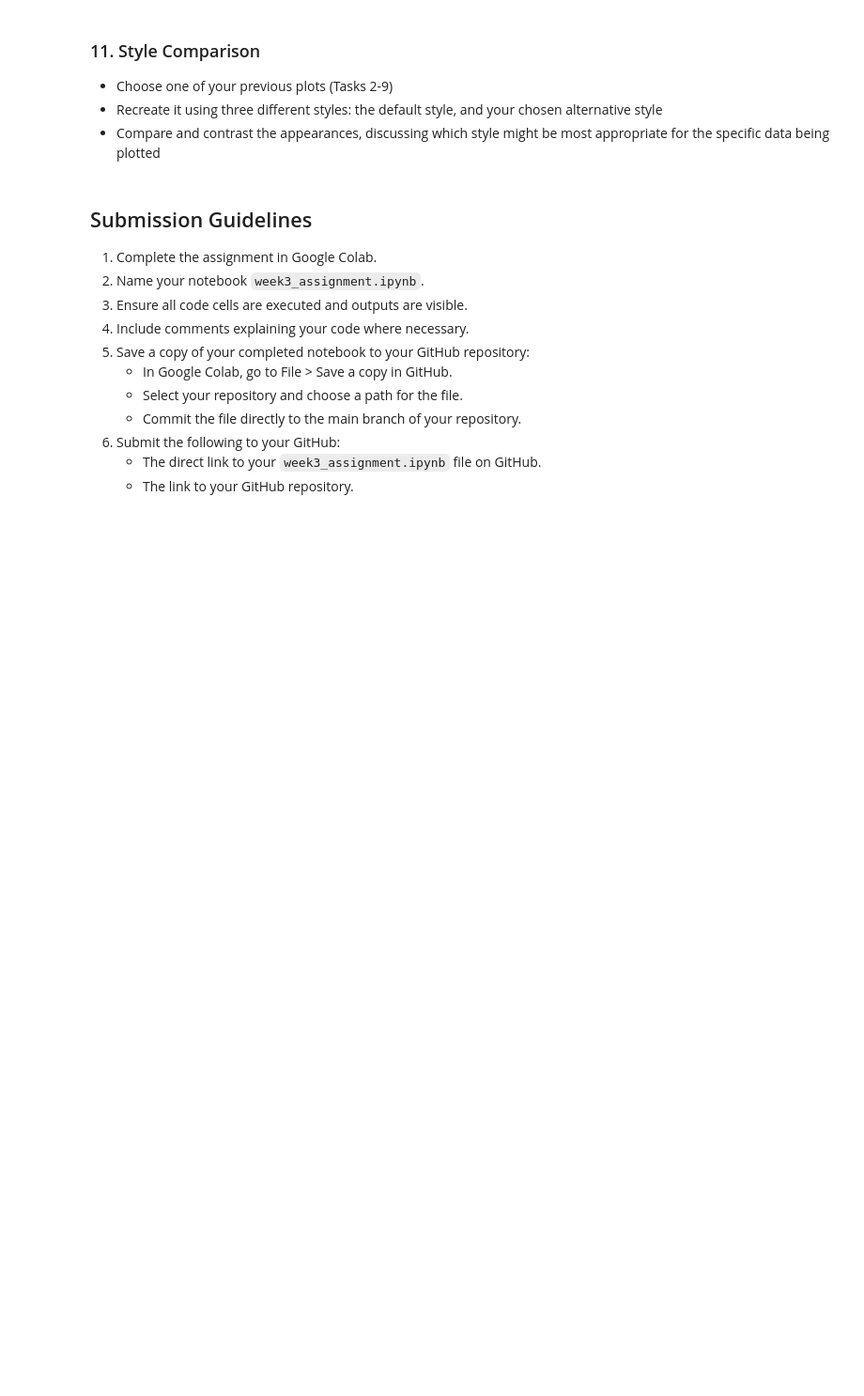
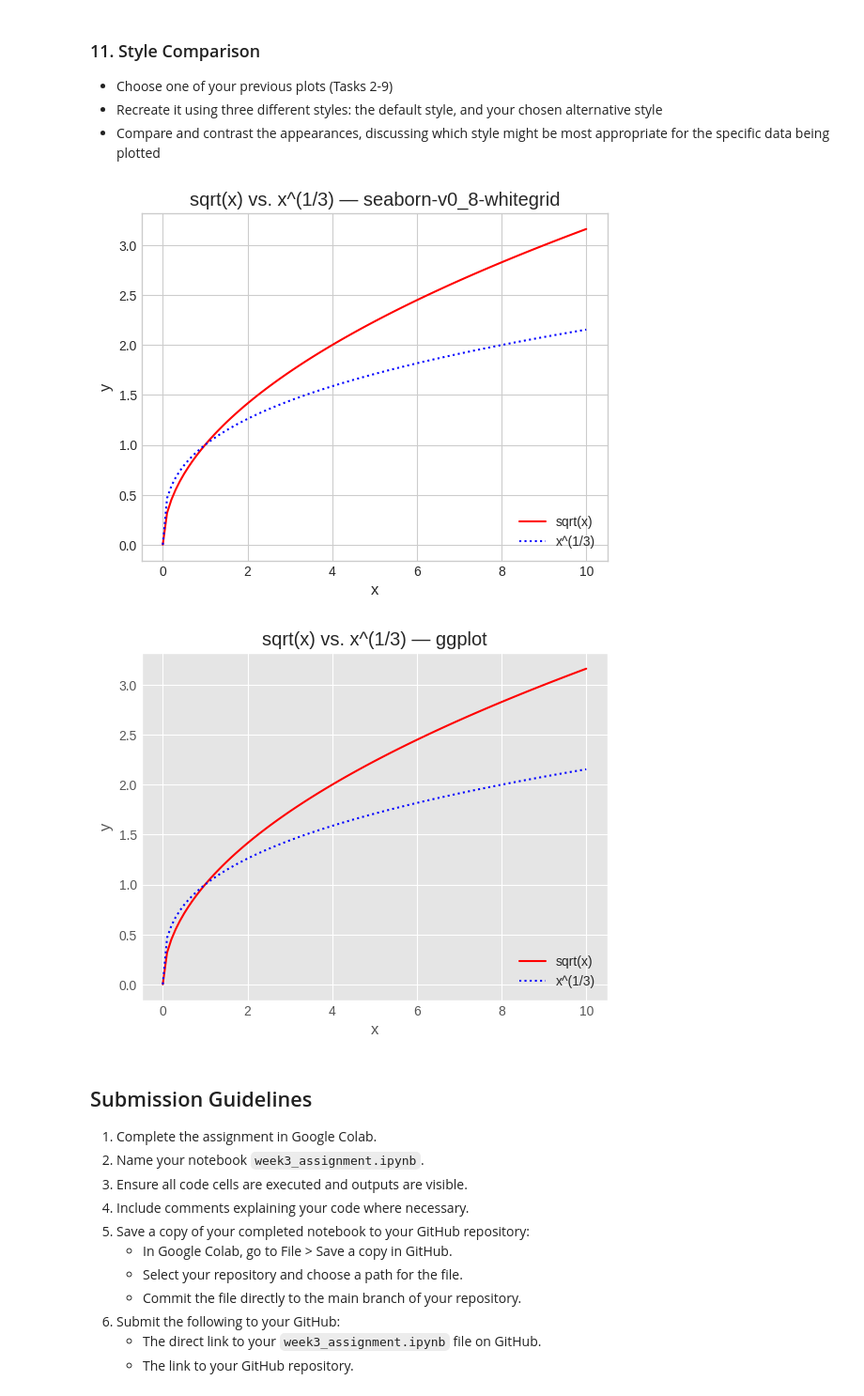
Before and after one commit to HunterTzou/DATA_110_FALL_2025, a Jupyter notebook: Tzou_Hunter_week3_assignment_fall25.ipynb, the cells around one changed output. Shown at 94% size. Cells and saved outputs as stored; diff of their text form; code cells hidden in the pictures; blank space fills up the shorter version.

```diff
--- a/Tzou_Hunter_week3_assignment_fall25.ipynb
+++ b/Tzou_Hunter_week3_assignment_fall25.ipynb
@@ -575,3 +598,26 @@ plt.show()
+# %%
+# Your code needs to be here
+
+x = np.linspace(0, 10, 100)
+f = np.sqrt(x)
+g = x**(1/3)
+
+def make_plot(style_name):
+    plt.style.use(style_name)
+    plt.plot(x, f, "r-", label="sqrt(x)")
+    plt.plot(x, g, "b:", label="x^(1/3)")
+    plt.xlabel("x")
+    plt.ylabel("y")
+    plt.title(f"sqrt(x) vs. x^(1/3) — {style_name}")
+    plt.legend(loc="lower right")
+    plt.grid(True)
+    plt.show()
+
+make_plot("seaborn-v0_8-whitegrid")
+make_plot("ggplot")
+# %% [output]
+[figure, added]
+[figure, added]
 # %% [markdown]
 ## Submission Guidelines
 
```
Also changed, not shown: parts of 3 cells of this notebook.
